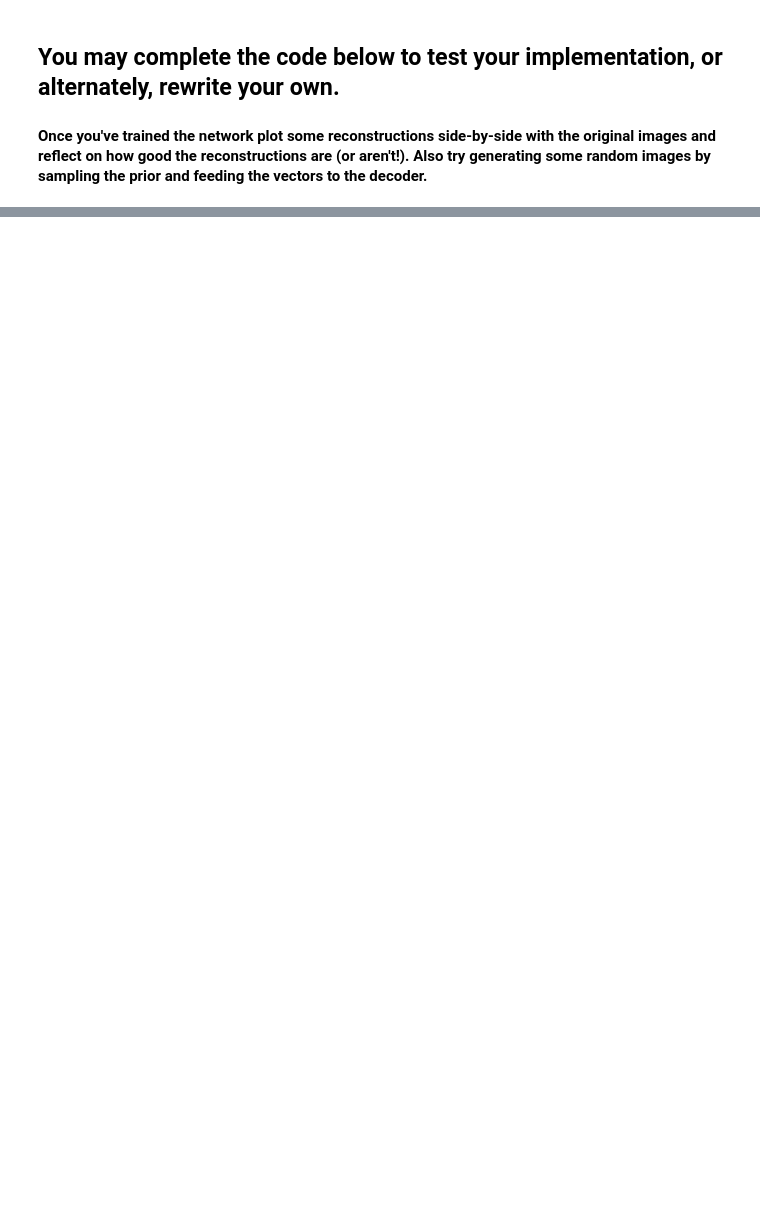
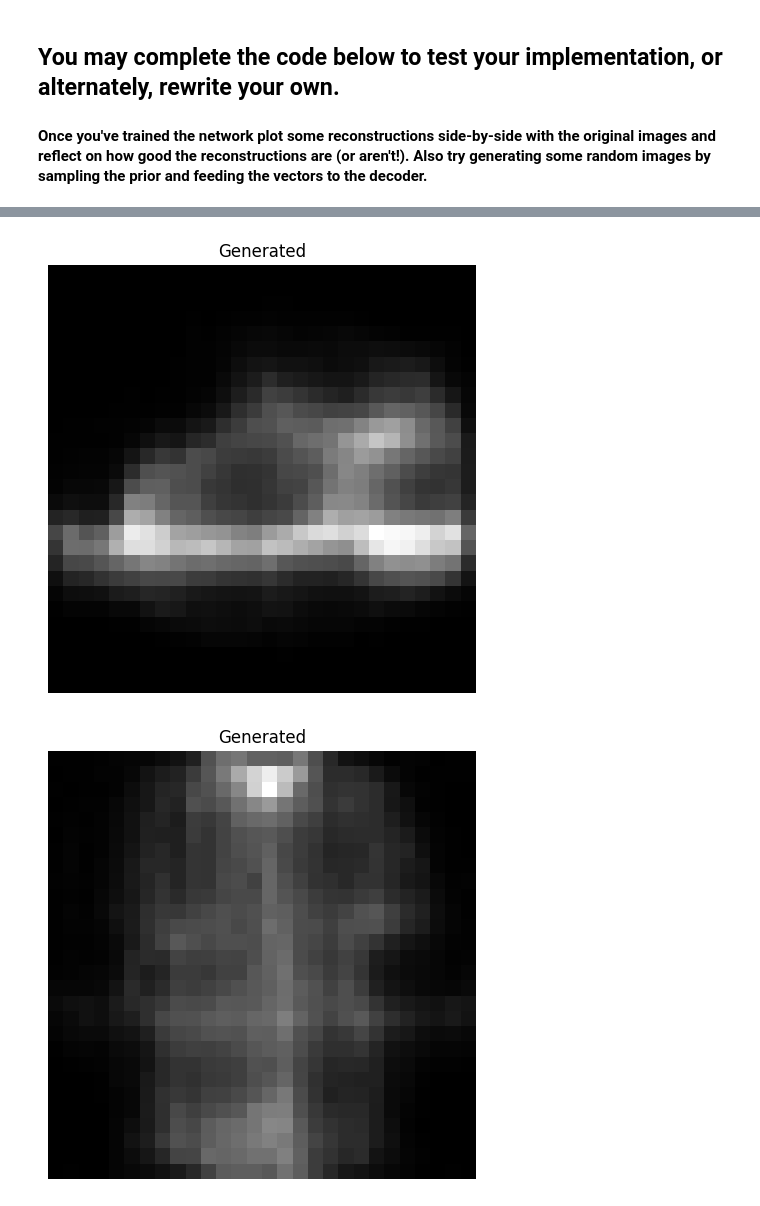
Before and after one commit to AndreiS22/deep_learning_labs, a Jupyter notebook: docs/labs/lab8/8_3_VAE.ipynb, the cells around one changed output, grey strips where cells are left out. Drawn from its saved outputs; the diff is of its cells as text; code cells hidden in the pictures; blank space fills up the shorter version.

```diff
--- a/docs/labs/lab8/8_3_VAE.ipynb
+++ b/docs/labs/lab8/8_3_VAE.ipynb
@@ -204,0 +206,19 @@ for epoch in range(nEpoch):
+# %%
+mu = torch.zeros((10, 2))
+log_sigma2 = torch.zeros(10, 2)
+with torch.no_grad():  # No need to calculate gradients for display
+    z = sample(mu, log_sigma2)
+    outputs = dec(z)
+
+# Reshape images for display
+outputs = outputs.view(-1, 28, 28)
+for i in range(10):
+  plt.imshow(outputs[i].cpu().numpy(), cmap='gray')
+  plt.title('Generated')
+  plt.axis('off')
+
+  plt.tight_layout()
+  plt.show()
+# %% [output]
+[figure, added]
+[figure, added]
```
Also changed, not shown: parts of 2 cells of this notebook.
